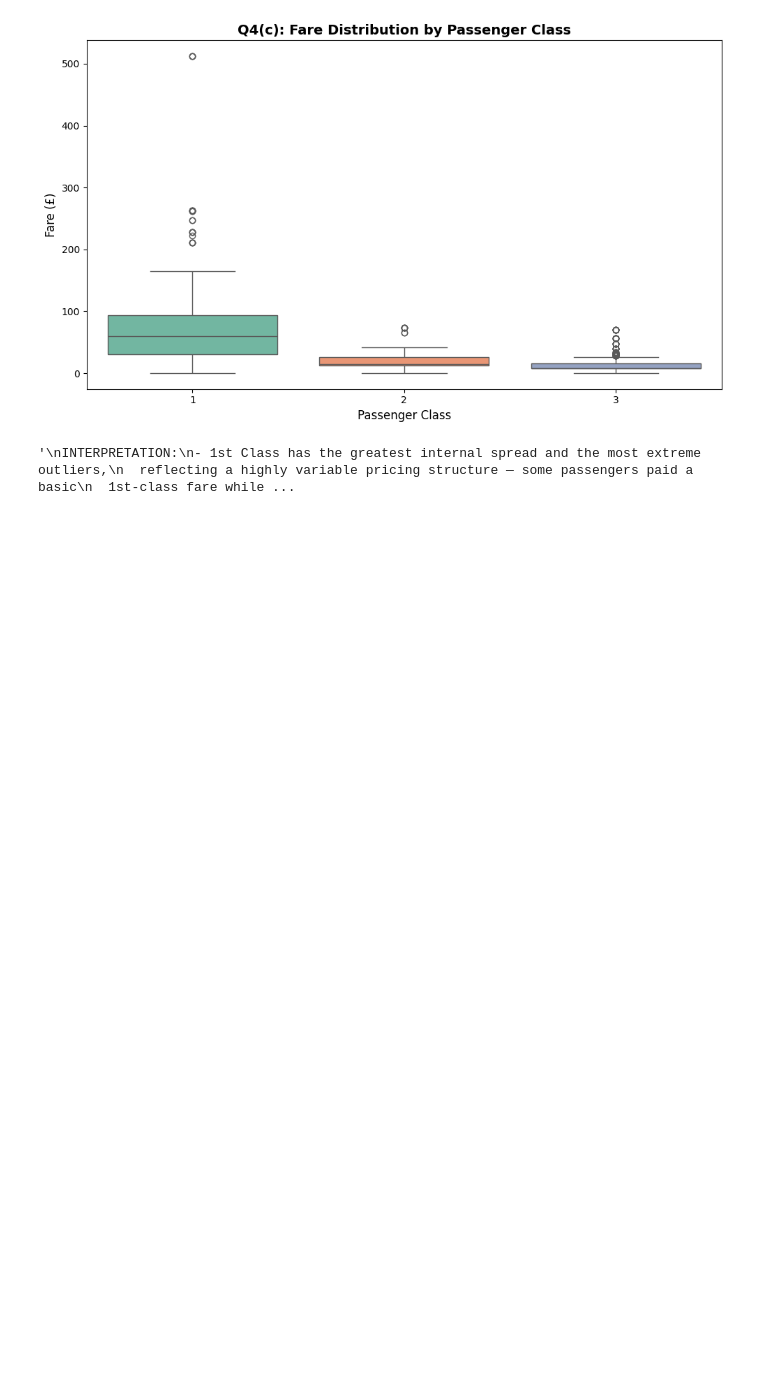
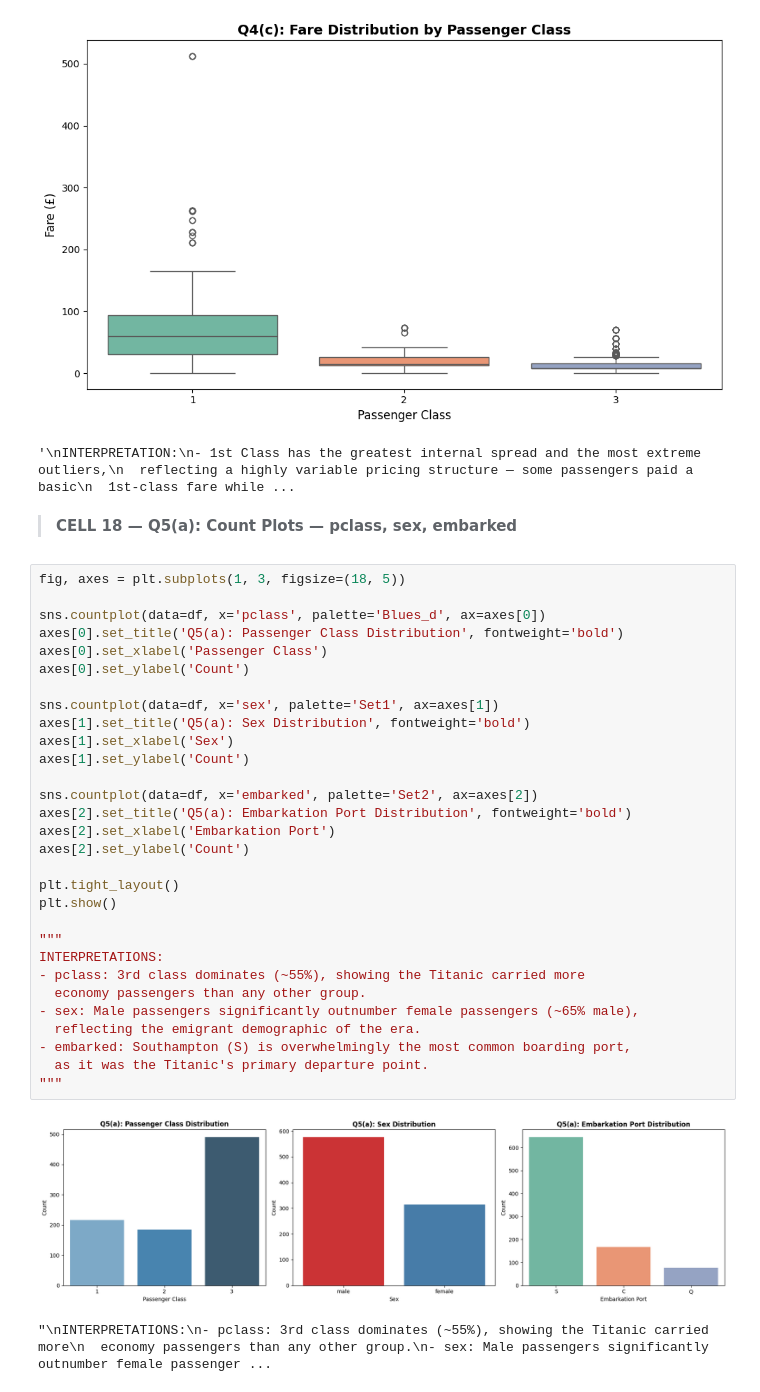
Before and after one commit to MuhammadAhmad1078/Titanic-Dataset-Exploratory-Analysis, a Jupyter notebook: 22F-8814-A2-Dataviz.ipynb, the cells around one changed output. Saved outputs shown, nothing was run; the diff lists cells and outputs as text; blank space fills up the shorter version.

Commit message:
feat:Count plots pclass,sex and Embarked

```diff
--- a/22F-8814-A2-Dataviz.ipynb
+++ b/22F-8814-A2-Dataviz.ipynb
@@ -487,3 +487,38 @@ INTERPRETATION:
 # %% [output]
 [figure]
 '\nINTERPRETATION:\n- 1st Class has the greatest internal spread and the most extreme outliers,\n  reflecting a highly variable pricing structure — some passengers paid a basic\n  1st-class fare while ...
+# %% [markdown]
+> **CELL 18 — Q5(a): Count Plots — pclass, sex, embarked**
+# %%
+fig, axes = plt.subplots(1, 3, figsize=(18, 5))
+
+sns.countplot(data=df, x='pclass', palette='Blues_d', ax=axes[0])
+axes[0].set_title('Q5(a): Passenger Class Distribution', fontweight='bold')
+axes[0].set_xlabel('Passenger Class')
+axes[0].set_ylabel('Count')
+
+sns.countplot(data=df, x='sex', palette='Set1', ax=axes[1])
+axes[1].set_title('Q5(a): Sex Distribution', fontweight='bold')
+axes[1].set_xlabel('Sex')
+axes[1].set_ylabel('Count')
+
+sns.countplot(data=df, x='embarked', palette='Set2', ax=axes[2])
+axes[2].set_title('Q5(a): Embarkation Port Distribution', fontweight='bold')
+axes[2].set_xlabel('Embarkation Port')
+axes[2].set_ylabel('Count')
+
+plt.tight_layout()
+plt.show()
+
+"""
+INTERPRETATIONS:
+- pclass: 3rd class dominates (~55%), showing the Titanic carried more
+  economy passengers than any other group.
+- sex: Male passengers significantly outnumber female passengers (~65% male),
+  reflecting the emigrant demographic of the era.
+- embarked: Southampton (S) is overwhelmingly the most common boarding port,
+  as it was the Titanic's primary departure point.
+"""
+# %% [output]
+[figure, added]
+"\nINTERPRETATIONS:\n- pclass: 3rd class dominates (~55%), showing the Titanic carried more\n  economy passengers than any other group.\n- sex: Male passengers significantly outnumber female passenger ...
```
